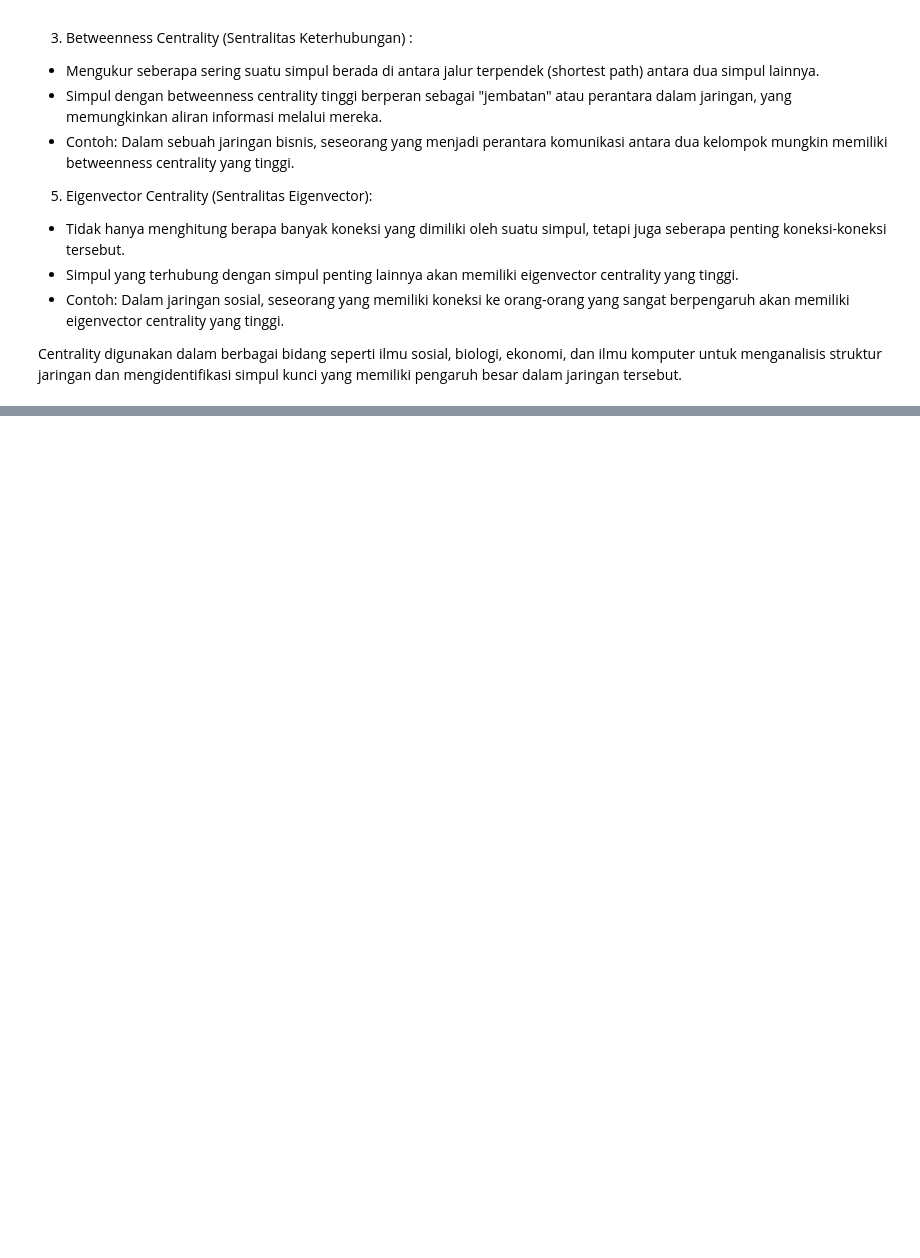
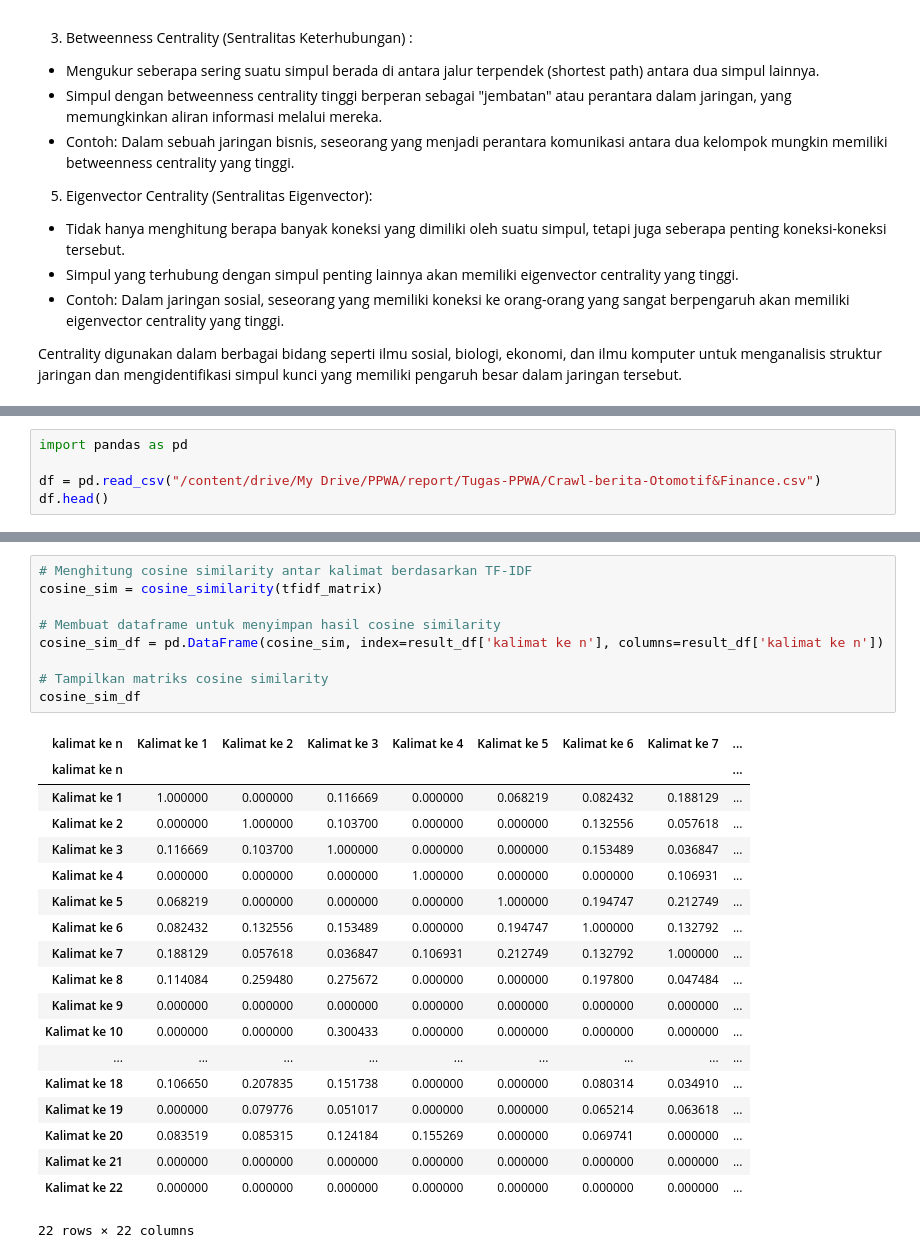
Before and after one commit to Iqbalsuryaa/PPWA, a Jupyter notebook: _sources/Tugas-PPWA/Tugas05.ipynb, the cells around one changed output, grey strips where cells are left out. Saved outputs shown, nothing was run; the diff lists cells and outputs as text; blank space fills up the shorter version.

```diff
--- a/_sources/Tugas-PPWA/Tugas05.ipynb
+++ b/_sources/Tugas-PPWA/Tugas05.ipynb
@@ -570,0 +40,5 @@ plt.show()
+# %%
+import pandas as pd
+
+df = pd.read_csv("/content/drive/My Drive/PPWA/report/Tugas-PPWA/Crawl-berita-Otomotif&Finance.csv")
+df.head()
@@ -570,0 +261,29 @@ plt.show()
+# %%
+# Menghitung cosine similarity antar kalimat berdasarkan TF-IDF
+cosine_sim = cosine_similarity(tfidf_matrix)
+
+# Membuat dataframe untuk menyimpan hasil cosine similarity
+cosine_sim_df = pd.DataFrame(cosine_sim, index=result_df['kalimat ke n'], columns=result_df['kalimat ke n'])
+
+# Tampilkan matriks cosine similarity
+cosine_sim_df
+# %% [output]
+| kalimat ke n | Kalimat ke 1 | Kalimat ke 2 | Kalimat ke 3 | Kalimat ke 4 | Kalimat ke 5 | Kalimat ke 6 | Kalimat ke 7 | ... |
+| kalimat ke n |  |  |  |  |  |  |  | ... |
+| Kalimat ke 1 | 1.000000 | 0.000000 | 0.116669 | 0.000000 | 0.068219 | 0.082432 | 0.188129 | ... |
+| Kalimat ke 2 | 0.000000 | 1.000000 | 0.103700 | 0.000000 | 0.000000 | 0.132556 | 0.057618 | ... |
+| Kalimat ke 3 | 0.116669 | 0.103700 | 1.000000 | 0.000000 | 0.000000 | 0.153489 | 0.036847 | ... |
+| Kalimat ke 4 | 0.000000 | 0.000000 | 0.000000 | 1.000000 | 0.000000 | 0.000000 | 0.106931 | ... |
+| Kalimat ke 5 | 0.068219 | 0.000000 | 0.000000 | 0.000000 | 1.000000 | 0.194747 | 0.212749 | ... |
+| Kalimat ke 6 | 0.082432 | 0.132556 | 0.153489 | 0.000000 | 0.194747 | 1.000000 | 0.132792 | ... |
+| Kalimat ke 7 | 0.188129 | 0.057618 | 0.036847 | 0.106931 | 0.212749 | 0.132792 | 1.000000 | ... |
+| Kalimat ke 8 | 0.114084 | 0.259480 | 0.275672 | 0.000000 | 0.000000 | 0.197800 | 0.047484 | ... |
+| Kalimat ke 9 | 0.000000 | 0.000000 | 0.000000 | 0.000000 | 0.000000 | 0.000000 | 0.000000 | ... |
+| Kalimat ke 10 | 0.000000 | 0.000000 | 0.300433 | 0.000000 | 0.000000 | 0.000000 | 0.000000 | ... |
+| ... | ... | ... | ... | ... | ... | ... | ... | ... |
+| Kalimat ke 18 | 0.106650 | 0.207835 | 0.151738 | 0.000000 | 0.000000 | 0.080314 | 0.034910 | ... |
+| Kalimat ke 19 | 0.000000 | 0.079776 | 0.051017 | 0.000000 | 0.000000 | 0.065214 | 0.063618 | ... |
+| Kalimat ke 20 | 0.083519 | 0.085315 | 0.124184 | 0.155269 | 0.000000 | 0.069741 | 0.000000 | ... |
+| Kalimat ke 21 | 0.000000 | 0.000000 | 0.000000 | 0.000000 | 0.000000 | 0.000000 | 0.000000 | ... |
+| Kalimat ke 22 | 0.000000 | 0.000000 | 0.000000 | 0.000000 | 0.000000 | 0.000000 | 0.000000 | ... |
+22 rows × 22 columns
```
Also changed, not shown: parts of 39 cells of this notebook, 25 other files.
